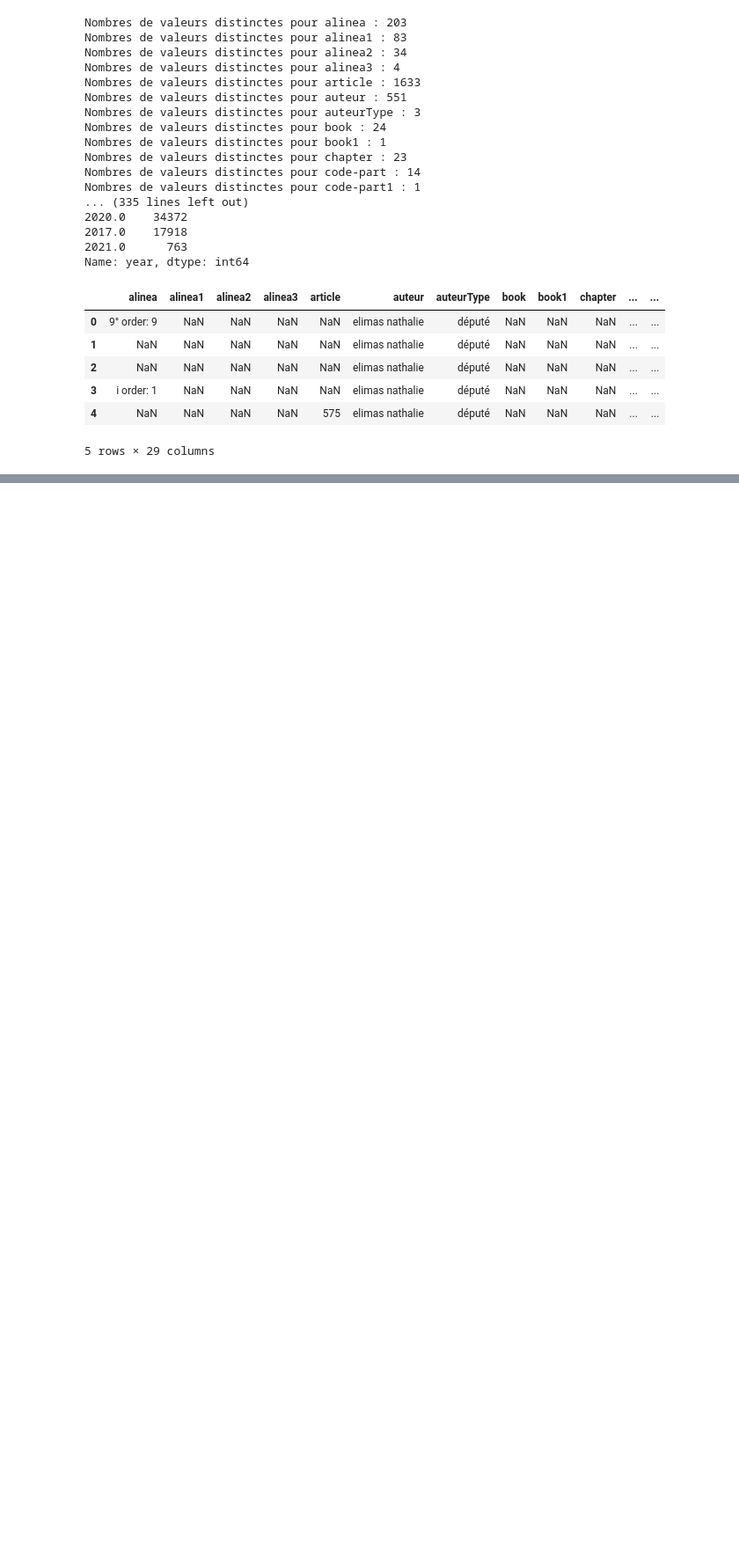
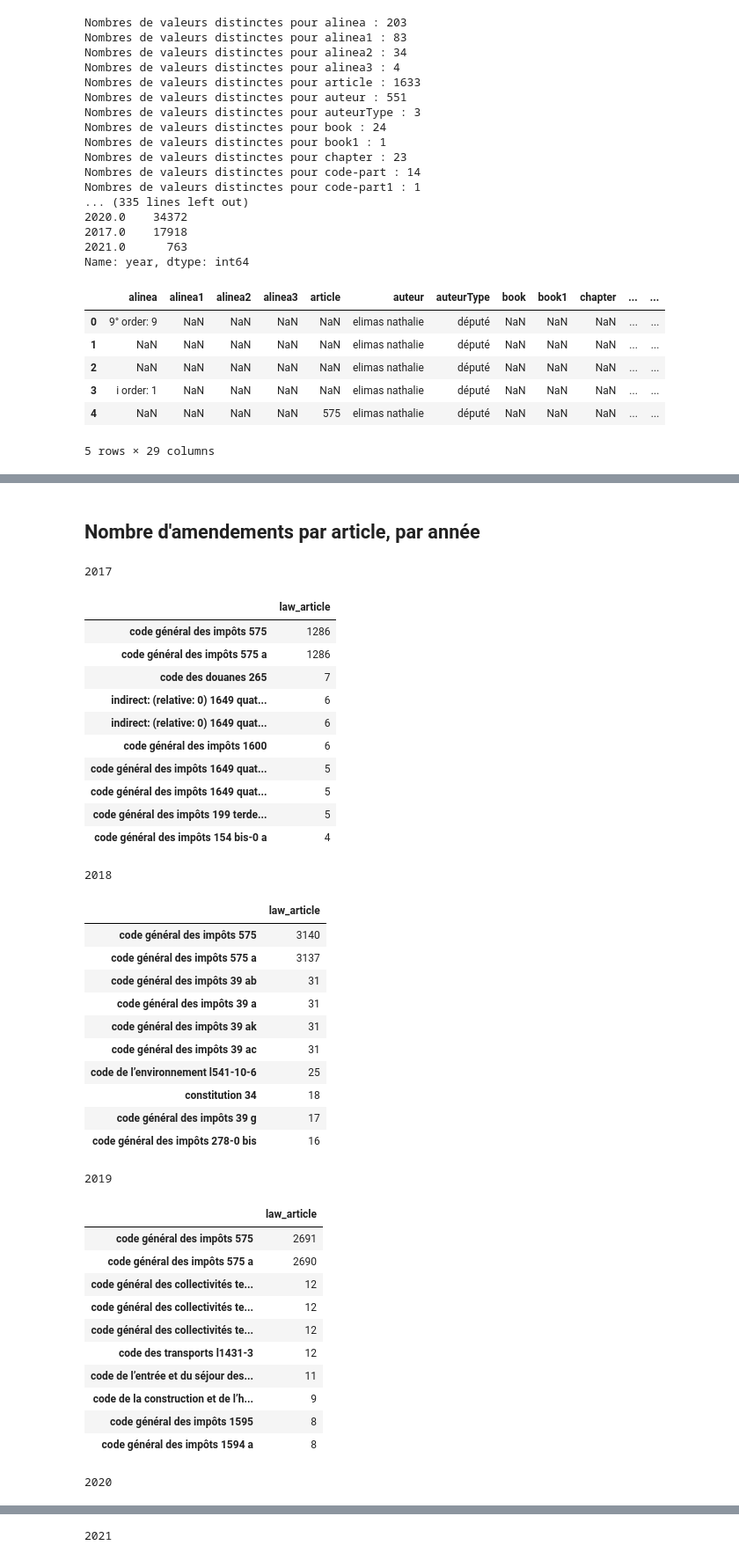
Before and after one commit to leximpact/etudes-amendements, a Jupyter notebook: notebook/eda_ref_amendements.ipynb, the cells around one changed output, grey strips where cells are left out. Shown: that part at 88% size. Cells and saved outputs as stored; diff of their text form; code cells hidden in the pictures; blank space fills up the shorter version.

Commit message:
Amendements par année

```diff
--- a/notebook/eda_ref_amendements.ipynb
+++ b/notebook/eda_ref_amendements.ipynb
@@ -88,3 +89,52 @@ df.head()
 - Adoptés par parti
 - Article par année
 - Adoptés par article
+# %% [markdown]
+## Nombre d'amendements par article, par année
+# %%
+import numpy as np
+for y in df.year.unique():
+    if np.isnan(y):
+        continue
+    y = int(y)
+    print(y)
+    df_tmp = df.query("year == @y")["law_article"]
+    df_tmp.value_counts().to_frame().head(10)
+# %% [output]
+2017
+|  | law_article |
+| code général des impôts 575 | 1286 |
+| code général des impôts 575 a | 1286 |
+| code des douanes 265 | 7 |
+| indirect: (relative: 0) 1649 quat... | 6 |
+| indirect: (relative: 0) 1649 quat... | 6 |
+| code général des impôts 1600 | 6 |
+| code général des impôts 1649 quat... | 5 |
+| code général des impôts 1649 quat... | 5 |
+| code général des impôts 199 terde... | 5 |
+| code général des impôts 154 bis-0 a | 4 |
+2018
+|  | law_article |
+| code général des impôts 575 | 3140 |
+| code général des impôts 575 a | 3137 |
+| code général des impôts 39 ab | 31 |
+| code général des impôts 39 a | 31 |
+| code général des impôts 39 ak | 31 |
+| code général des impôts 39 ac | 31 |
+| code de l’environnement l541-10-6 | 25 |
+| constitution 34 | 18 |
+| code général des impôts 39 g | 17 |
+| code général des impôts 278-0 bis | 16 |
+2019
+|  | law_article |
+| code général des impôts 575 | 2691 |
+| code général des impôts 575 a | 2690 |
+| code général des collectivités te... | 12 |
+| code général des collectivités te... | 12 |
+| code général des collectivités te... | 12 |
+| code des transports l1431-3 | 12 |
+| code de l’entrée et du séjour des... | 11 |
+| code de la construction et de l’h... | 9 |
+| code général des impôts 1595 | 8 |
+| code général des impôts 1594 a | 8 |
+2020
@@ -90,0 +152 @@ df.head()
+2021
```
Also changed, not shown: parts of 3 cells of this notebook, 5 other files.
